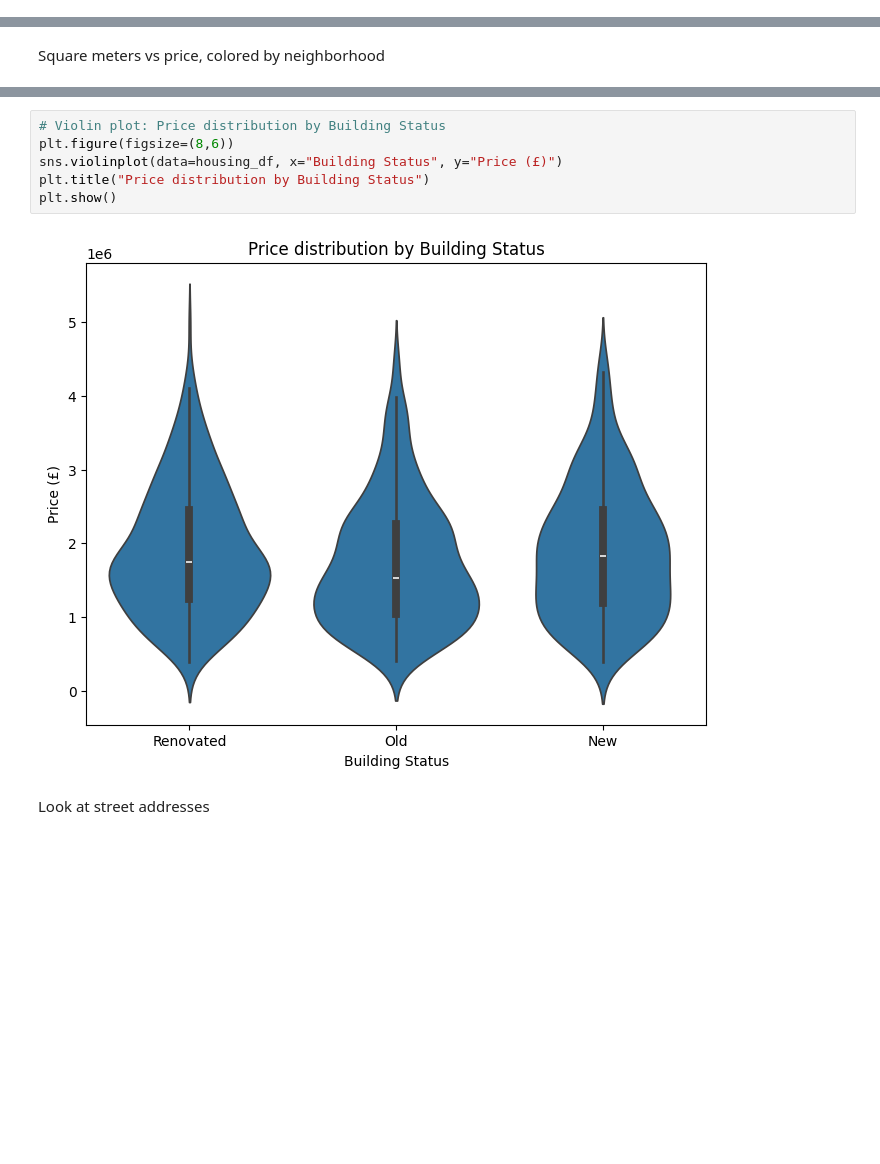
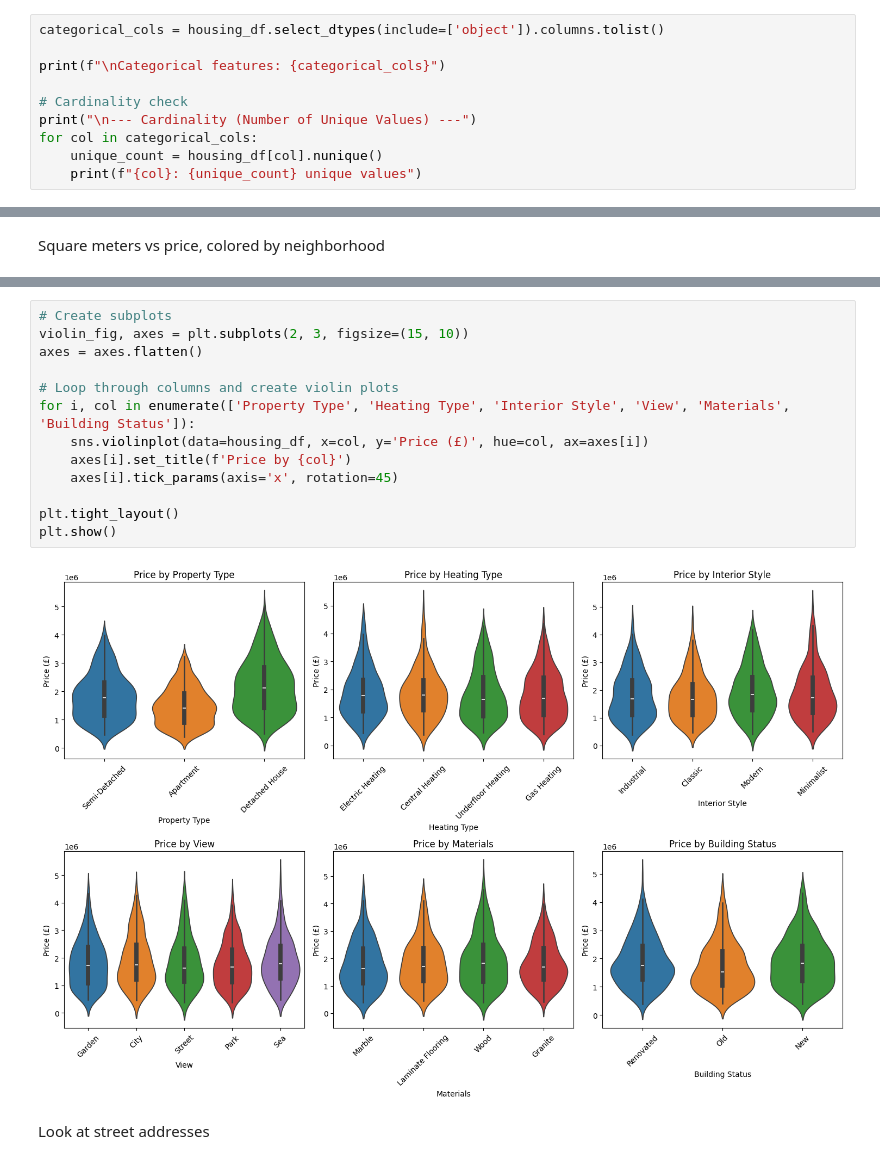
Before and after one commit to rsamconn/London-housing, a Jupyter notebook: EDA.ipynb, the cells around one changed output, grey strips where cells are left out. Saved outputs shown, nothing was run; the diff lists cells and outputs as text; blank space fills up the shorter version.

```diff
--- a/EDA.ipynb
+++ b/EDA.ipynb
@@ -132,0 +112,10 @@ plt.show()
+# %%
+categorical_cols = housing_df.select_dtypes(include=['object']).columns.tolist()
+
+print(f"\nCategorical features: {categorical_cols}")
+
+# Cardinality check
+print("\n--- Cardinality (Number of Unique Values) ---")
+for col in categorical_cols:
+    unique_count = housing_df[col].nunique()
+    print(f"{col}: {unique_count} unique values")
@@ -147,11 +158,18 @@ Violin plot?
-# %%
-# Violin plot: Price distribution by Building Status
-plt.figure(figsize=(8,6))
-sns.violinplot(data=housing_df, x="Building Status", y="Price (£)")
-plt.title("Price distribution by Building Status")
-plt.show()
-# %% [output]
-[figure, removed]
+# %%
+# Create subplots
+violin_fig, axes = plt.subplots(2, 3, figsize=(15, 10))
+axes = axes.flatten()
+
+# Loop through columns and create violin plots
+for i, col in enumerate(['Property Type', 'Heating Type', 'Interior Style', 'View', 'Materials', 'Building Status']):
+    sns.violinplot(data=housing_df, x=col, y='Price (£)', hue=col, ax=axes[i])
+    axes[i].set_title(f'Price by {col}')
+    axes[i].tick_params(axis='x', rotation=45)
+
+plt.tight_layout()
+plt.show()
+# %% [output]
+[figure, added]
 # %% [markdown]
 Look at street addresses
 # %% [markdown]
```
Also changed, not shown: parts of 12 cells of this notebook, 1 other file.
